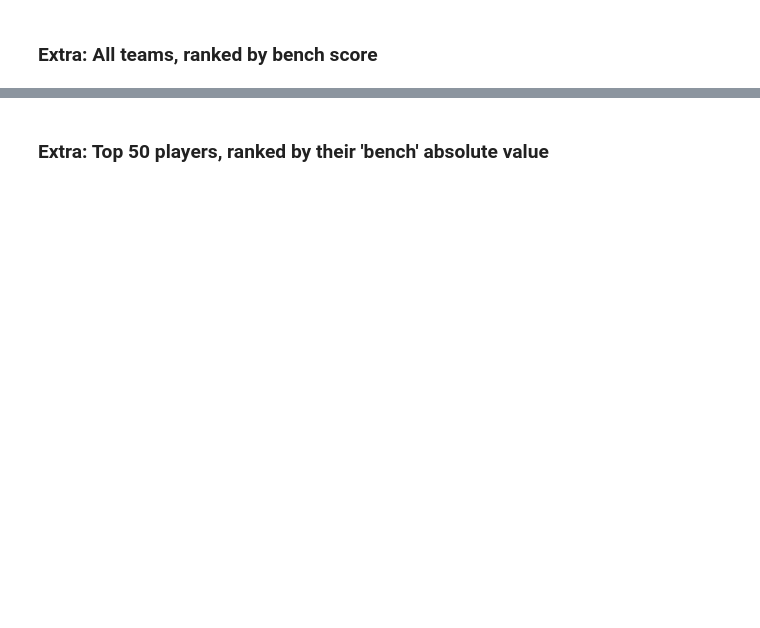
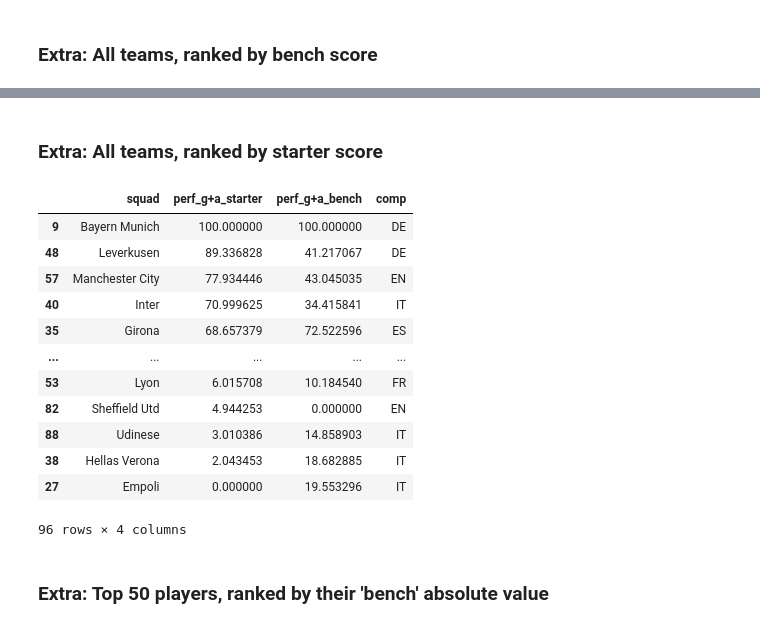
Before and after one commit to fredericdith/projects, a Jupyter notebook: football_bench_index/bench.ipynb, the cells around one changed output, grey strips where cells are left out. Drawn from its saved outputs; the diff is of its cells as text; code cells hidden in the pictures; blank space fills up the shorter version.

```diff
--- a/football_bench_index/bench.ipynb
+++ b/football_bench_index/bench.ipynb
@@ -264,4 +244,23 @@ squad2_scaled_sorted_bench.head(96)
 96 rows × 4 columns
+# %% [markdown]
+### Extra: All teams, ranked by starter score
+# %%
+squad2_scaled_sorted_starter = squad2_scaled.sort_values(by='perf_g+a_starter', ascending=False)
+squad2_scaled_sorted_starter
+# %% [output]
+|  | squad | perf_g+a_starter | perf_g+a_bench | comp |
+| 9 | Bayern Munich | 100.000000 | 100.000000 | DE |
+| 48 | Leverkusen | 89.336828 | 41.217067 | DE |
+| 57 | Manchester City | 77.934446 | 43.045035 | EN |
+| 40 | Inter | 70.999625 | 34.415841 | IT |
+| 35 | Girona | 68.657379 | 72.522596 | ES |
+| ... | ... | ... | ... | ... |
+| 53 | Lyon | 6.015708 | 10.184540 | FR |
+| 82 | Sheffield Utd | 4.944253 | 0.000000 | EN |
+| 88 | Udinese | 3.010386 | 14.858903 | IT |
+| 38 | Hellas Verona | 2.043453 | 18.682885 | IT |
+| 27 | Empoli | 0.000000 | 19.553296 | IT |
+96 rows × 4 columns
 # %% [markdown]
 ### Extra: Top 50 players, ranked by their 'bench' absolute value
 # %%
```
Also changed, not shown: parts of 14 cells of this notebook.
